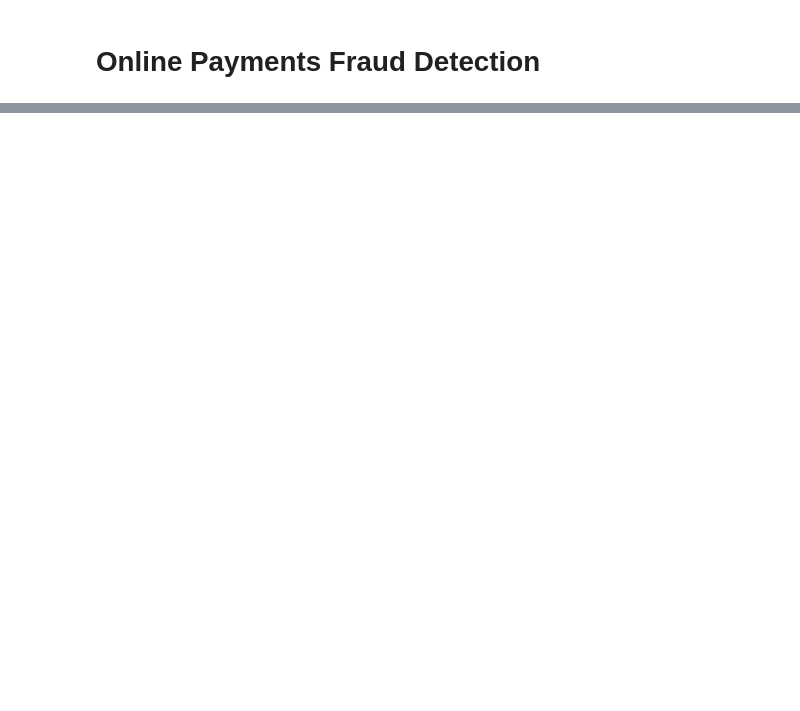
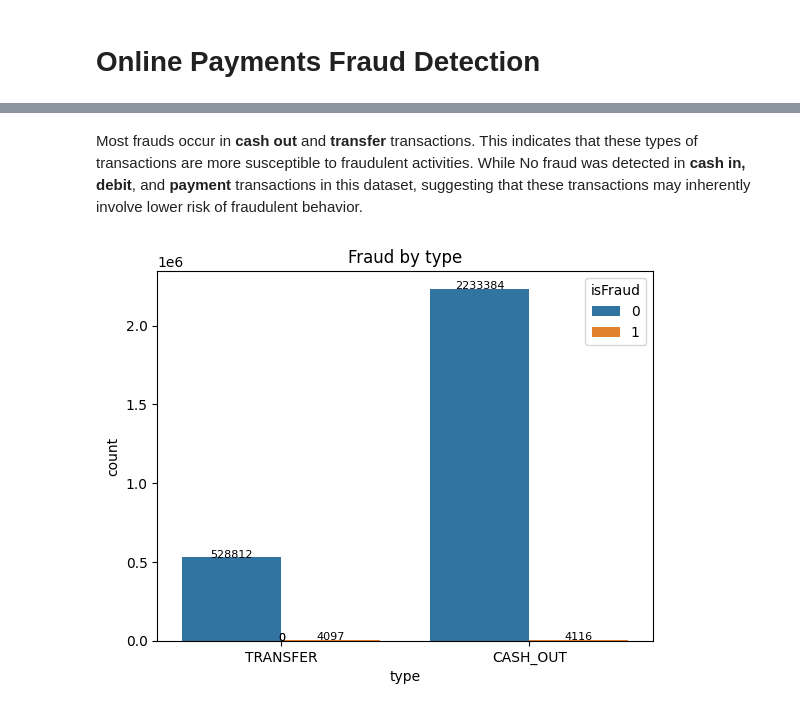
Before and after one commit to khairul746/Fraudulent-Transaction-Detection, a Jupyter notebook: notebooks/fraud_eda.ipynb, the cells around one changed output, grey strips where cells are left out. Cells and saved outputs as stored; diff of their text form; code cells hidden in the pictures; blank space fills up the shorter version.

```diff
--- a/notebooks/fraud_eda.ipynb
+++ b/notebooks/fraud_eda.ipynb
@@ -26,0 +142,14 @@ PermissionError: [Errno 13] Permission denied: 'C:\\Users\\khair\\.cache\\kaggle
+# %% [markdown]
+Most frauds occur in **cash out** and **transfer** transactions. This indicates that these types of transactions are more susceptible to fraudulent activities. While No fraud was detected in **cash in, debit**, and **payment** transactions in this dataset, suggesting that these transactions may inherently involve lower risk of fraudulent behavior.
+# %%
+cashout_transfer_df = df[['type','isFraud']].loc[(df['type'] == 'CASH_OUT') | (df['type'] == 'TRANSFER')]
+# %%
+ax=sns.countplot(data=cashout_transfer_df, x="type", hue="isFraud")
+for p in ax.patches:
+    ax.annotate(f'{int(p.get_height())}',
+                (p.get_x() + p.get_width() / 2, p.get_height()),
+                ha = 'center', fontsize=8, color='black', xytext=(0, 0), textcoords='offset points')
+plt.title("Fraud by type")
+plt.show()
+# %% [output]
+[figure, added]
```
Also changed, not shown: parts of 24 cells of this notebook.
